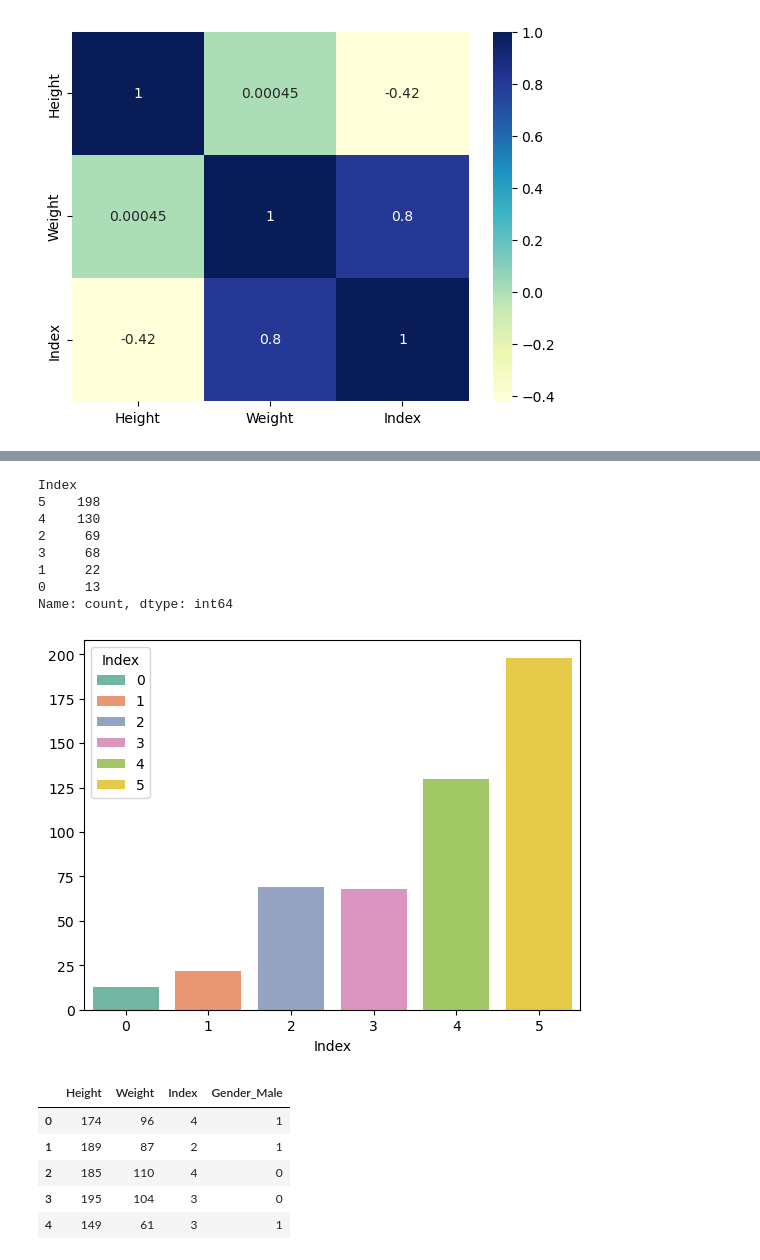
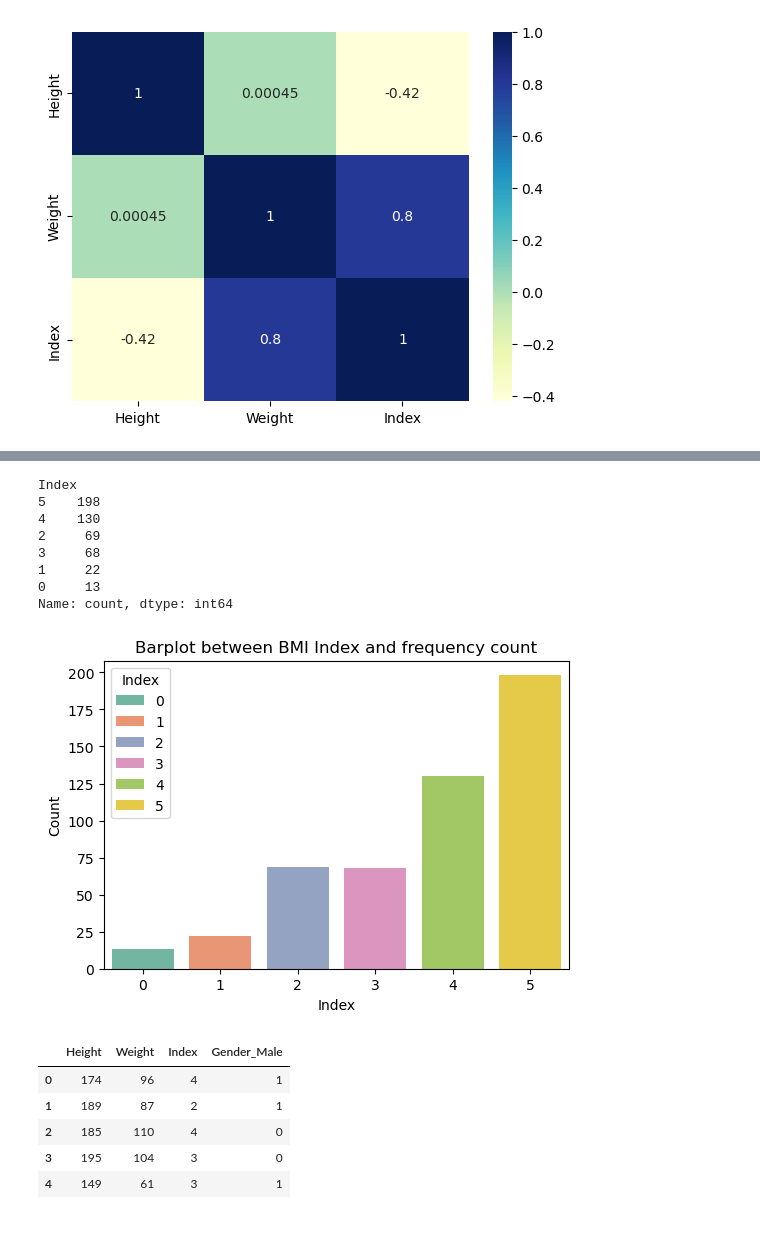
Before and after one commit to buddhathapa12/machine-learning, a Jupyter notebook: classification_assignment2/E923Q669_Assignment2.ipynb, the cells around one changed output, grey strips where cells are left out. Saved outputs shown, nothing was run; the diff lists cells and outputs as text; code cells hidden in the pictures; blank space fills up the shorter version.

```diff
--- a/classification_assignment2/E923Q669_Assignment2.ipynb
+++ b/classification_assignment2/E923Q669_Assignment2.ipynb
@@ -106,20 +134,27 @@ plt.show()
-# %%
-bmi_index_count = data_frame["Index"].value_counts()
-bmi_index_count
-# %% [output]
-Index
-5    198
-4    130
-2     69
-3     68
-1     22
-0     13
-Name: count, dtype: int64
+# %%
+#BMI indexes and their frequency to determine whether data is imbalanced or not.
+
+bmi_index_count = data_frame["Index"].value_counts()
+bmi_index_count
+# %% [output]
+Index
+5    198
+4    130
+2     69
+3     68
+1     22
+0     13
+Name: count, dtype: int64
 # %%
+# Visualization of BMI Index frequency
+
+plt.figure(figsize= (6, 4))
 sns.barplot(x= bmi_index_count.index, y= bmi_index_count.values, hue= bmi_index_count.index,
     palette= "Set2")
+plt.ylabel("Count")
+plt.title("Barplot between BMI Index and frequency count")
 plt.show()
 # %% [output]
-[figure, old version]
+[figure, new version]
 # %%
 from sklearn.preprocessing import OneHotEncoder
```
Also changed, not shown: parts of 64 cells of this notebook, 1 other file.
